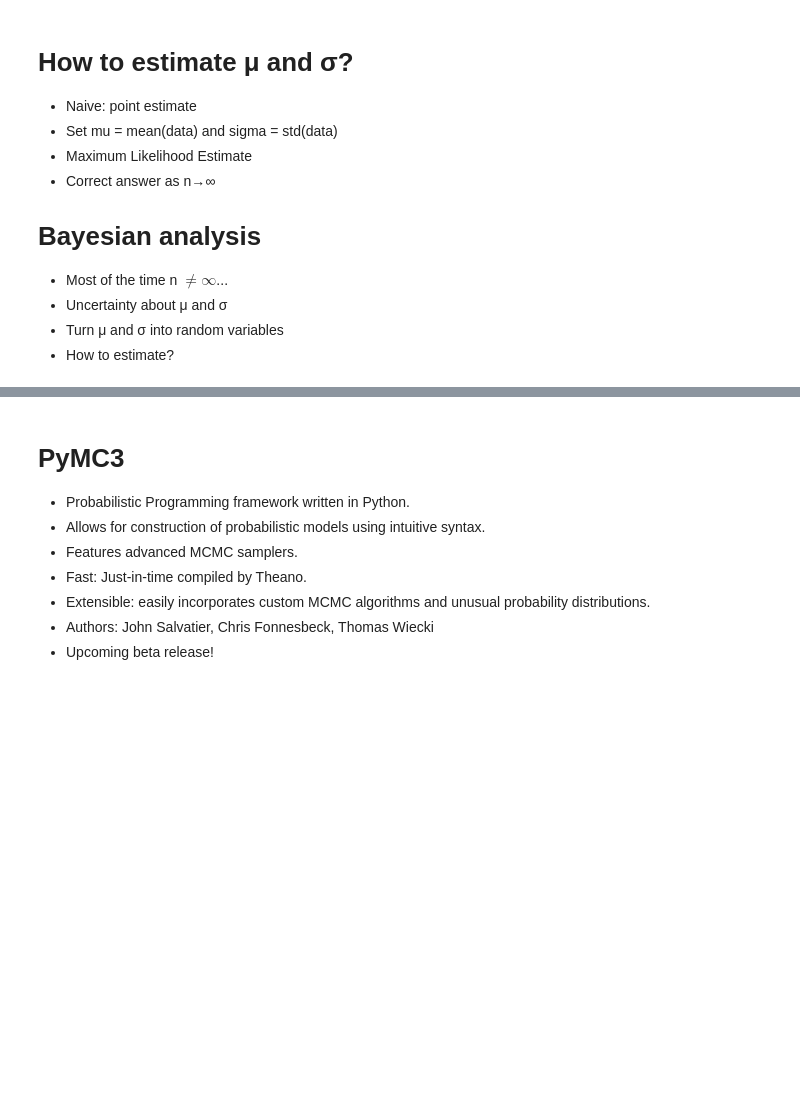
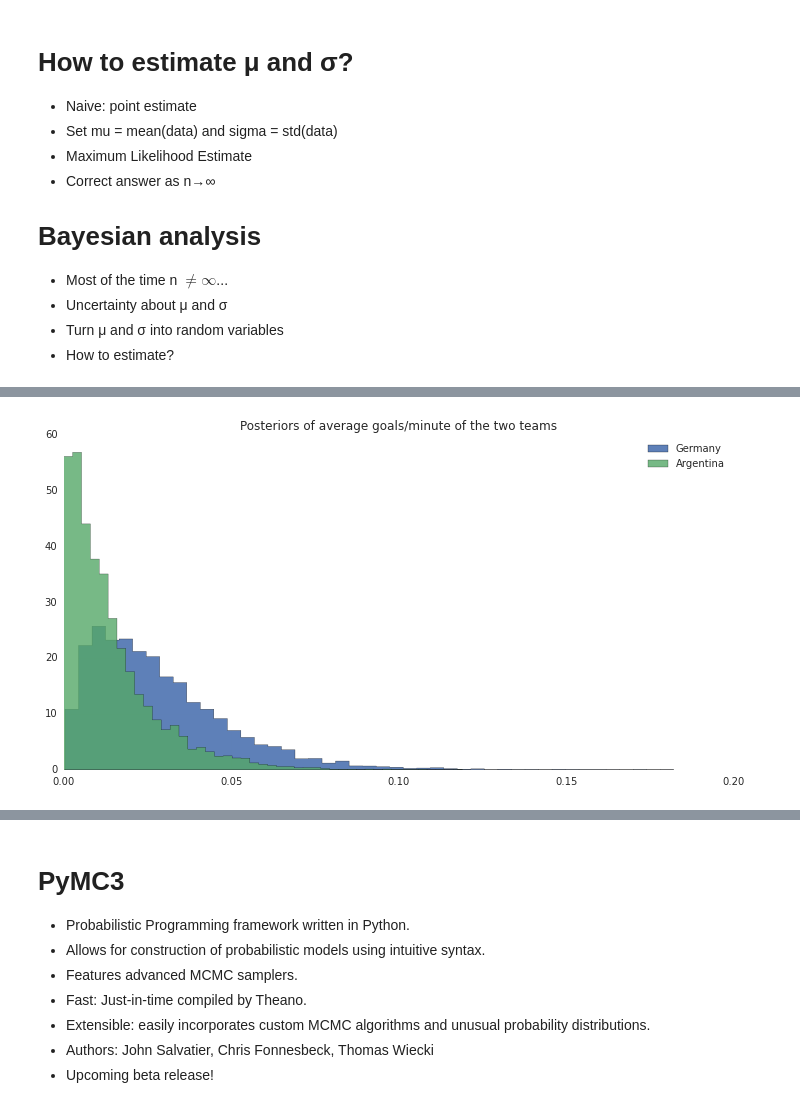
Before and after one commit to springcoil/TutorialPyMCRugby, a Jupyter notebook: Bayesian_Rugby.ipynb, the cells around one changed output, grey strips where cells are left out. Cells and saved outputs as stored; diff of their text form; code cells hidden in the pictures; blank space fills up the shorter version.

```diff
--- a/Bayesian_Rugby.ipynb
+++ b/Bayesian_Rugby.ipynb
@@ -311,0 +358,8 @@ plt.xlabel('returns')
+# %%
+germany = pm.Poisson('germany_obs', german_prior, observed=True, value=[1])
+argentina = pm.Poisson('arg_obs', arg_prior, observed=True, value=[0])
+
+germany_predictive = pm.Poisson('germany_predictive', duration_of_game*german_prior)
+arg_predictive = pm.Poisson('arg_predictive', duration_of_game*arg_prior)
+# %%
+mcmc = pm.MCMC([germany, argentina, german_prior, arg_prior, germany_predictive, arg_predictive])
@@ -311,0 +372,10 @@ plt.xlabel('returns')
+# %%
+german_lambda_trace = mcmc.trace('german_prior')[:]
+arg_lambda_trace = mcmc.trace('arg_prior')[:]
+# %%
+hist(german_lambda_trace, bins=45, histtype='stepfilled', label='Germany', alpha=0.9, normed=True);
+hist(arg_lambda_trace, bins=45, histtype='stepfilled', label='Argentina', alpha=0.8, normed=True);
+plt.legend();
+plt.title('Posteriors of average goals/minute of the two teams');
+# %% [output]
+[figure, added]
```
Also changed, not shown: parts of 48 cells of this notebook, 7 other files.
